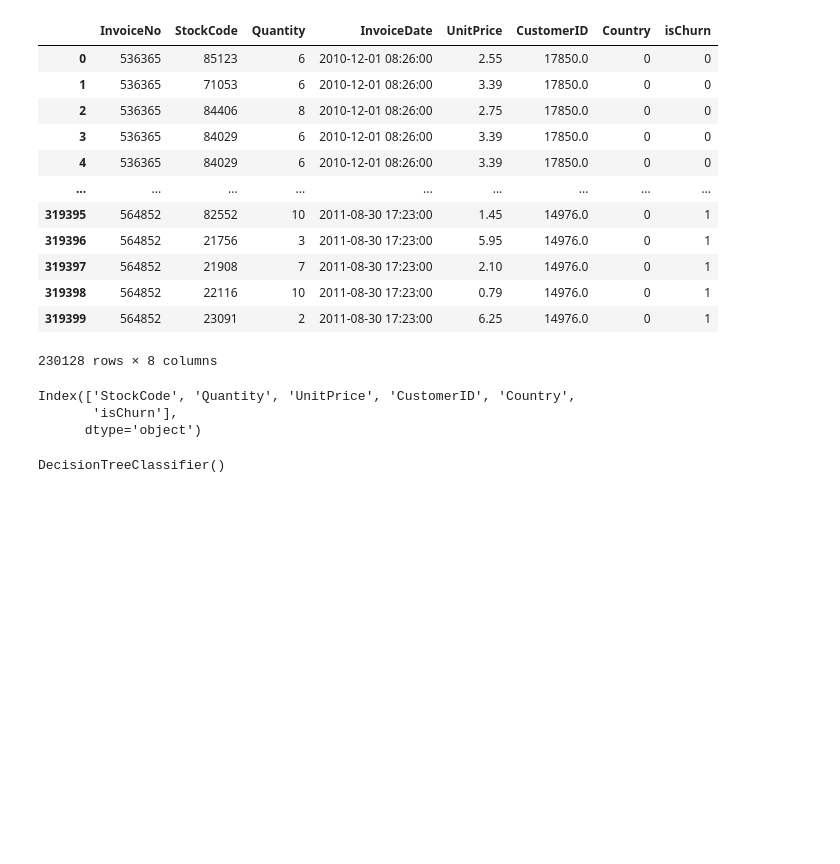
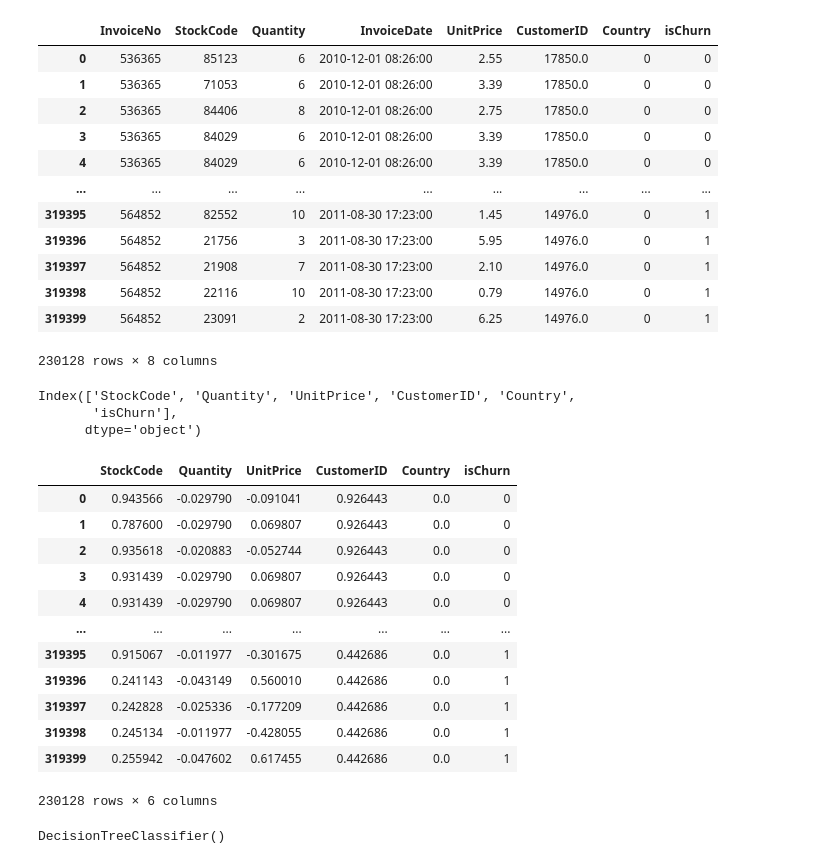
Before and after one commit to MadKauSing/Big-Data, a Jupyter notebook: MI temp/81_82_88.ipynb, the cells around one changed output. Drawn from its saved outputs; the diff is of its cells as text; code cells hidden in the pictures; blank space fills up the shorter version.

```diff
--- a/MI temp/81_82_88.ipynb
+++ b/MI temp/81_82_88.ipynb
@@ -234,16 +234,32 @@ Index(['StockCode', 'Quantity', 'UnitPrice', 'CustomerID', 'Country',
 # %%
 #normalising train set
 from hmac import trans_36
 from sklearn.preprocessing import StandardScaler,MinMaxScaler
 scaler1=StandardScaler()
 scaler2=MinMaxScaler()
 
 train_set['StockCode']=scaler2.fit_transform(train_set[['StockCode']])
 train_set['CustomerID']=scaler2.fit_transform(train_set[['CustomerID']])
 train_set['Country']=scaler2.fit_transform(train_set[['Country']])
 
 train_set['Quantity']=scaler1.fit_transform(train_set[['Quantity']])
 train_set['UnitPrice']=scaler1.fit_transform(train_set[['UnitPrice']])
+
+train_set
+# %% [output]
+|  | StockCode | Quantity | UnitPrice | CustomerID | Country | isChurn |
+| 0 | 0.943566 | -0.029790 | -0.091041 | 0.926443 | 0.0 | 0 |
+| 1 | 0.787600 | -0.029790 | 0.069807 | 0.926443 | 0.0 | 0 |
+| 2 | 0.935618 | -0.020883 | -0.052744 | 0.926443 | 0.0 | 0 |
+| 3 | 0.931439 | -0.029790 | 0.069807 | 0.926443 | 0.0 | 0 |
+| 4 | 0.931439 | -0.029790 | 0.069807 | 0.926443 | 0.0 | 0 |
+| ... | ... | ... | ... | ... | ... | ... |
+| 319395 | 0.915067 | -0.011977 | -0.301675 | 0.442686 | 0.0 | 1 |
+| 319396 | 0.241143 | -0.043149 | 0.560010 | 0.442686 | 0.0 | 1 |
+| 319397 | 0.242828 | -0.025336 | -0.177209 | 0.442686 | 0.0 | 1 |
+| 319398 | 0.245134 | -0.011977 | -0.428055 | 0.442686 | 0.0 | 1 |
+| 319399 | 0.255942 | -0.047602 | 0.617455 | 0.442686 | 0.0 | 1 |
+230128 rows × 6 columns
 # %%
 y=train_set['isChurn']
 x=train_set.drop(['isChurn'],axis=1)
```
Also changed, not shown: parts of 3 cells of this notebook.
